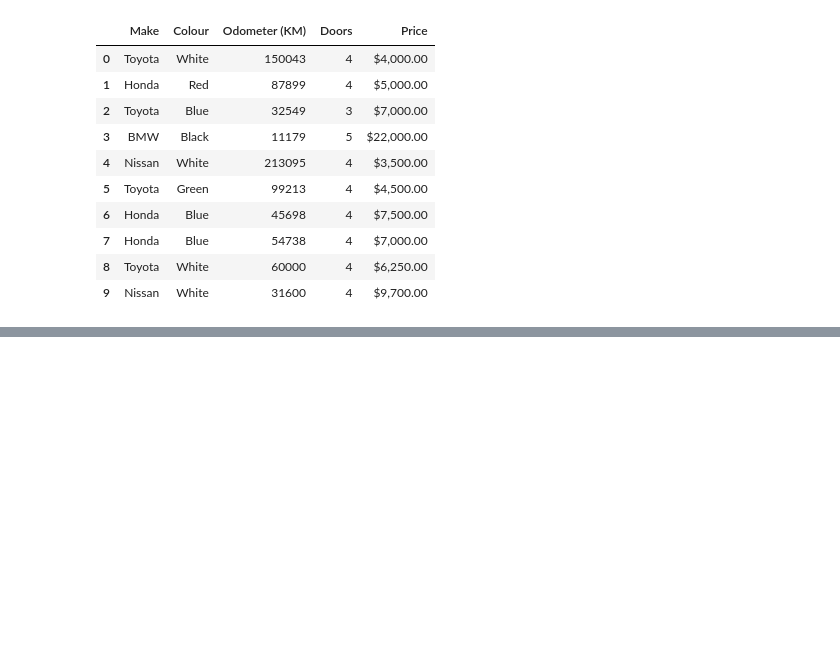
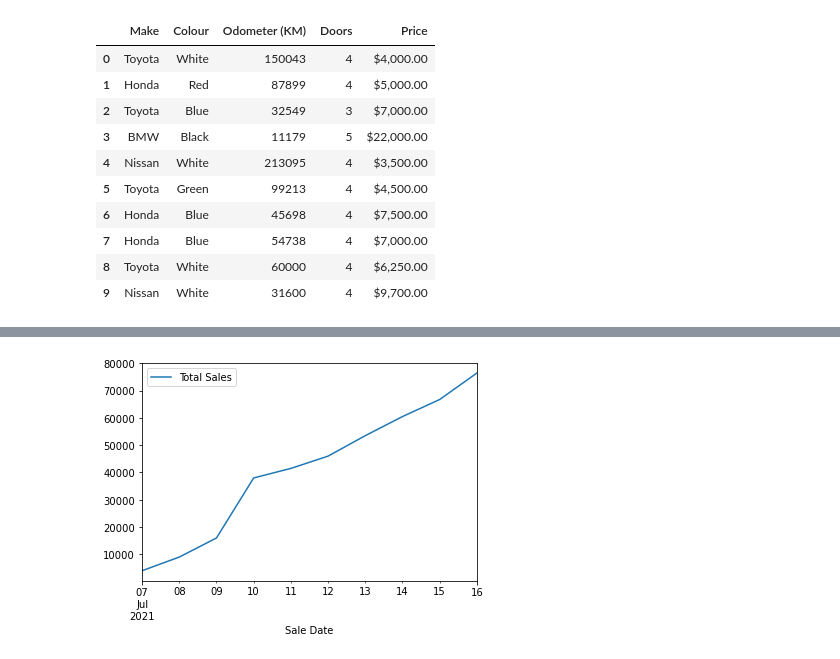
Before and after one commit to edwardsmoses/first-machine-learning-project, a Jupyter notebook: introduction-to-matplotlib.ipynb, the cells around one changed output, grey strips where cells are left out. Drawn from its saved outputs; the diff is of its cells as text; code cells hidden in the pictures; blank space fills up the shorter version.

```diff
--- a/introduction-to-matplotlib.ipynb
+++ b/introduction-to-matplotlib.ipynb
@@ -356,3 +356,5 @@ car_sales
 | 7 | Honda | Blue | 54738 | 4 | $7,000.00 |
 | 8 | Toyota | White | 60000 | 4 | $6,250.00 |
 | 9 | Nissan | White | 31600 | 4 | $9,700.00 |
+# %%
+car_sales["Price"] = car_sales["Price"].str.replace('[\$\,\.]', '')
@@ -358,0 +375,4 @@ car_sales
+# %%
+# Remove last two zeros
+
+car_sales["Price"] = car_sales["Price"].str[:-2]
@@ -358,0 +408,2 @@ car_sales
+# %%
+car_sales["Sale Date"] = pd.date_range("7/7/2021", periods = len(car_sales))
@@ -358,0 +424,6 @@ car_sales
+# %%
+#Converted Price Column to Numerice
+car_sales["Price"] = pd.to_numeric((car_sales["Price"]))
+
+# Get the Cumsum of the Price (Sum of values)
+car_sales["Total Sales"] = car_sales["Price"].cumsum();
@@ -358,0 +444,6 @@ car_sales
+# %%
+# Let's plot the total sales
+
+car_sales.plot(x = "Sale Date", y = "Total Sales");
+# %% [output]
+[figure, added]
```
Also changed, not shown: parts of 7 cells of this notebook.
